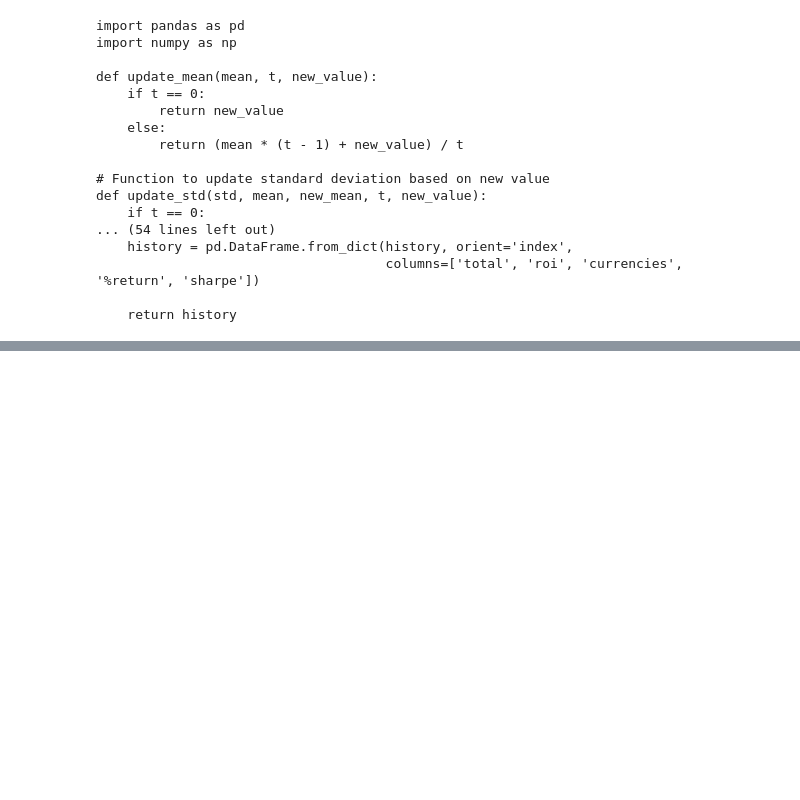
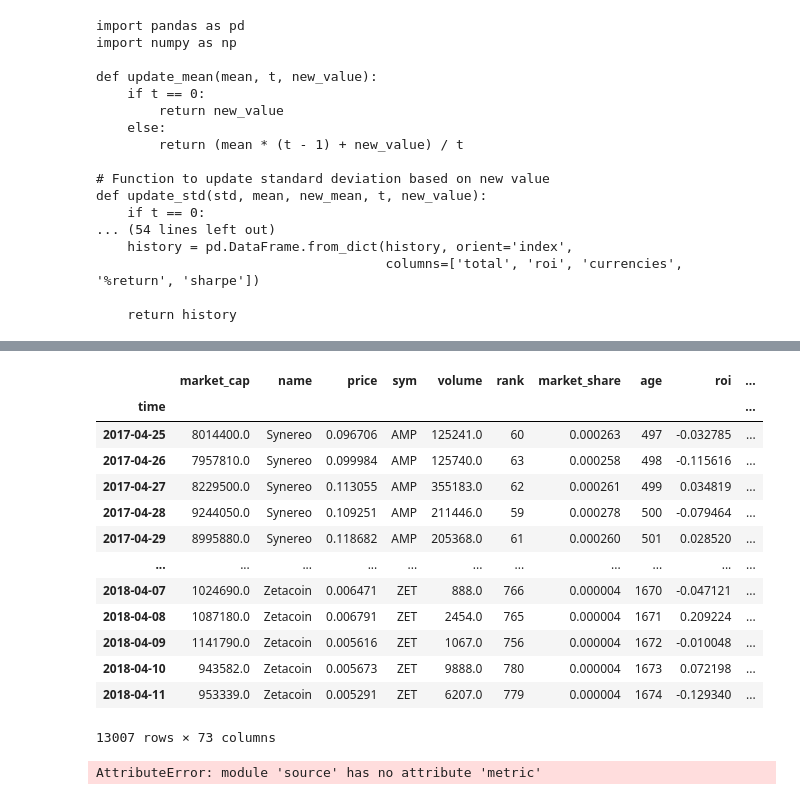
Before and after one commit to stevewam/crypto-prediction, a Jupyter notebook: 4. Trading Strategy.ipynb, the cells around one changed output, grey strips where cells are left out. Saved outputs shown, nothing was run; the diff lists cells and outputs as text; code cells hidden in the pictures; blank space fills up the shorter version.

```diff
--- a/4. Trading Strategy.ipynb
+++ b/4. Trading Strategy.ipynb
@@ -149,0 +214,21 @@ hist
+# %%
+result
+# %% [output]
+|  | market_cap | name | price | sym | volume | rank | market_share | age | roi | ... |
+| time |  |  |  |  |  |  |  |  |  | ... |
+| 2017-04-25 | 8014400.0 | Synereo | 0.096706 | AMP | 125241.0 | 60 | 0.000263 | 497 | -0.032785 | ... |
+| 2017-04-26 | 7957810.0 | Synereo | 0.099984 | AMP | 125740.0 | 63 | 0.000258 | 498 | -0.115616 | ... |
+| 2017-04-27 | 8229500.0 | Synereo | 0.113055 | AMP | 355183.0 | 62 | 0.000261 | 499 | 0.034819 | ... |
+| 2017-04-28 | 9244050.0 | Synereo | 0.109251 | AMP | 211446.0 | 59 | 0.000278 | 500 | -0.079464 | ... |
+| 2017-04-29 | 8995880.0 | Synereo | 0.118682 | AMP | 205368.0 | 61 | 0.000260 | 501 | 0.028520 | ... |
+| ... | ... | ... | ... | ... | ... | ... | ... | ... | ... | ... |
+| 2018-04-07 | 1024690.0 | Zetacoin | 0.006471 | ZET | 888.0 | 766 | 0.000004 | 1670 | -0.047121 | ... |
+| 2018-04-08 | 1087180.0 | Zetacoin | 0.006791 | ZET | 2454.0 | 765 | 0.000004 | 1671 | 0.209224 | ... |
+| 2018-04-09 | 1141790.0 | Zetacoin | 0.005616 | ZET | 1067.0 | 756 | 0.000004 | 1672 | -0.010048 | ... |
+| 2018-04-10 | 943582.0 | Zetacoin | 0.005673 | ZET | 9888.0 | 780 | 0.000004 | 1673 | 0.072198 | ... |
+| 2018-04-11 | 953339.0 | Zetacoin | 0.005291 | ZET | 6207.0 | 779 | 0.000004 | 1674 | -0.129340 | ... |
+13007 rows × 73 columns
+# %%
+print('RMSE: ', metric.RMSE(result))
+# %% [output]
+AttributeError: module 'source' has no attribute 'metric'
```
Also changed, not shown: parts of 13 cells of this notebook, 15 other files.
